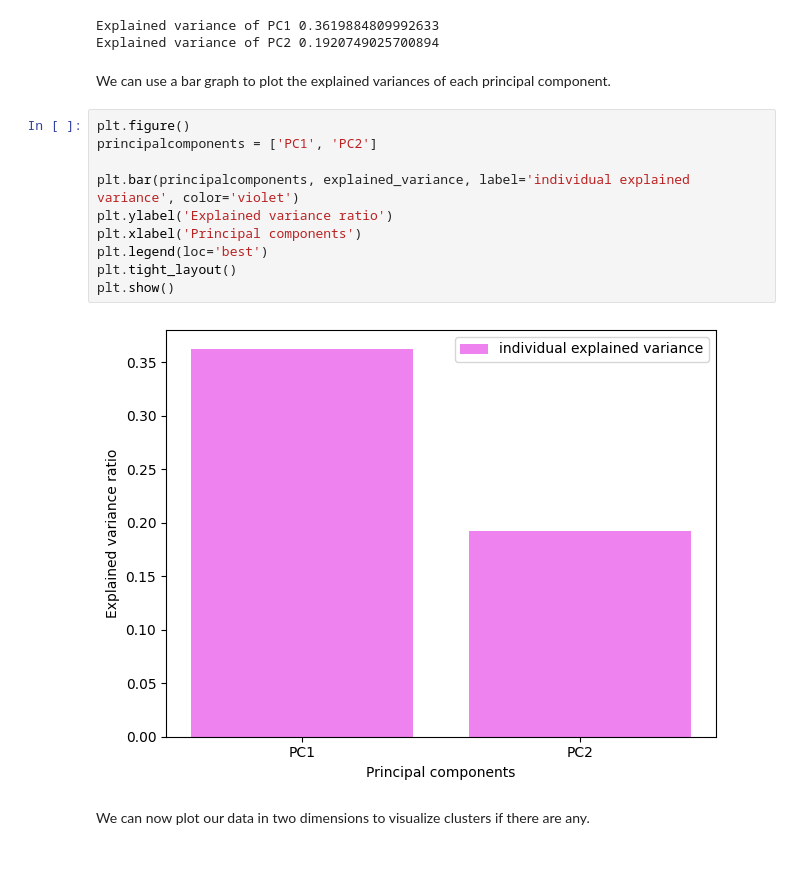
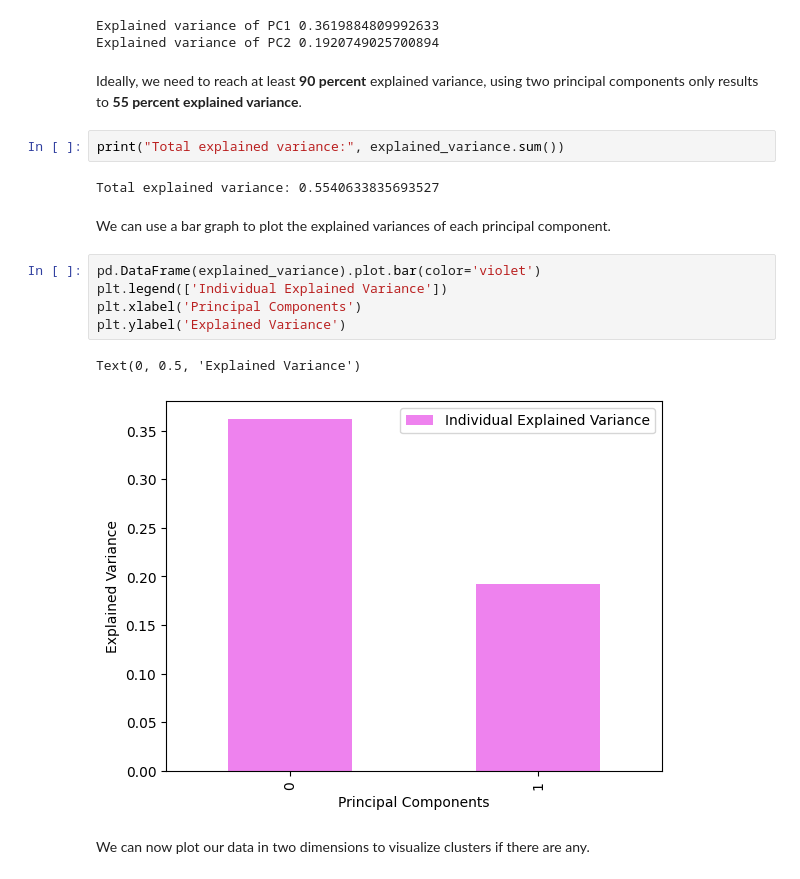
Before and after one commit to robitussin/CCADMACL, a Jupyter notebook: 7 - Principal Component Analysis/implementation/Using_PCA_on_the_wine_dataset.ipynb, the cells around one changed output. Drawn from its saved outputs; the diff is of its cells as text.

```diff
--- a/7 - Principal Component Analysis/implementation/Using_PCA_on_the_wine_dataset.ipynb
+++ b/7 - Principal Component Analysis/implementation/Using_PCA_on_the_wine_dataset.ipynb
@@ -111,20 +111,22 @@ print("Explained variance of PC2", PC2_explainedvariance)
 # %% [output]
 Explained variance of PC1 0.3619884809992633
 Explained variance of PC2 0.1920749025700894
+# %% [markdown]
+Ideally, we need to reach at least **90 percent** explained variance, using two principal components only results to **55 percent explained variance**.
+# %%
+print("Total explained variance:", explained_variance.sum())
+# %% [output]
+Total explained variance: 0.5540633835693527
 # %% [markdown]
 We can use a bar graph to plot the explained variances of each principal component.
-# %%
-plt.figure()
-principalcomponents = ['PC1', 'PC2']
-
-plt.bar(principalcomponents, explained_variance, label='individual explained variance', color='violet')
-plt.ylabel('Explained variance ratio')
-plt.xlabel('Principal components')
-plt.legend(loc='best')
-plt.tight_layout()
-plt.show()
-# %% [output]
-[figure, removed]
+# %%
+pd.DataFrame(explained_variance).plot.bar(color='violet')
+plt.legend(['Individual Explained Variance'])
+plt.xlabel('Principal Components')
+plt.ylabel('Explained Variance')
+# %% [output]
+Text(0, 0.5, 'Explained Variance')
+[figure, added]
 # %% [markdown]
 We can now plot our data in two dimensions to visualize clusters if there are any.
 # %%
```
Also changed, not shown: parts of 7 cells of this notebook, 1 other file.
